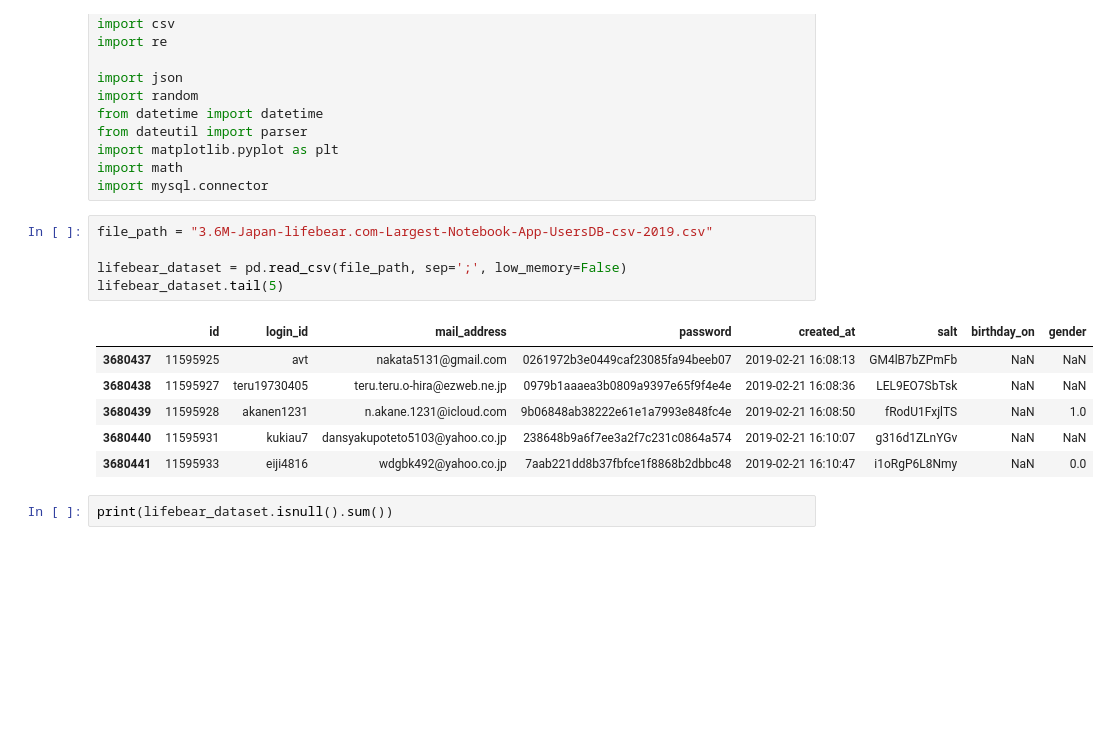
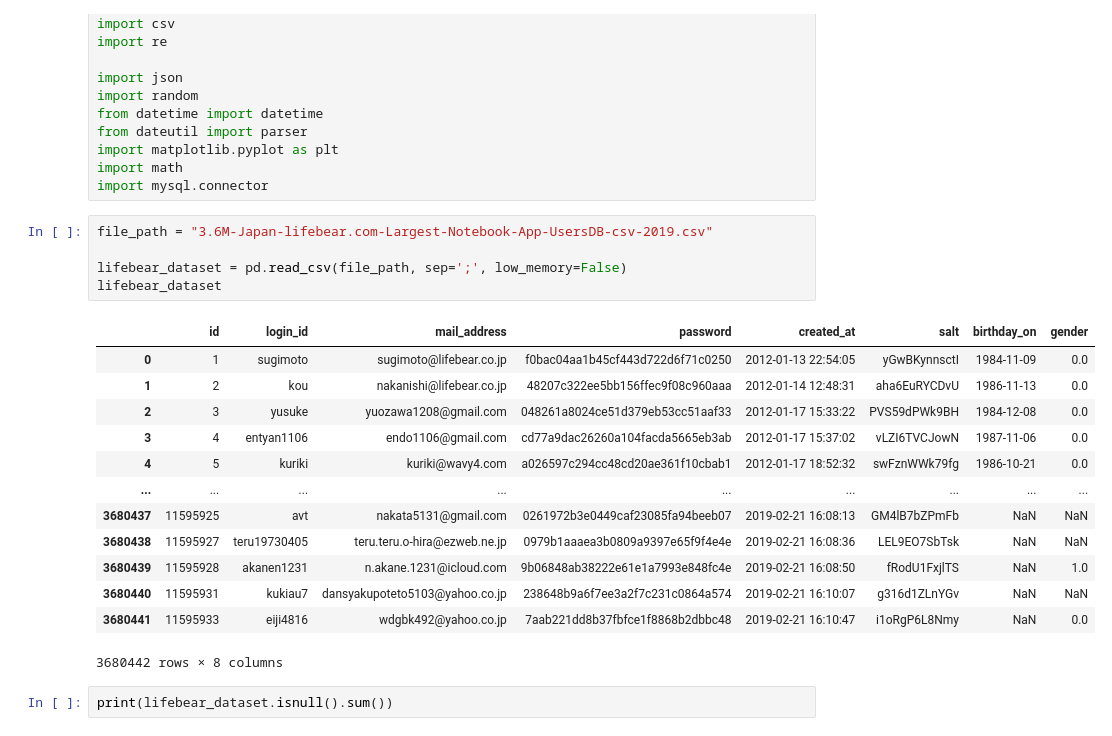
Before and after one commit to RBFoxtrot/DataCleaning, a Jupyter notebook: Lifebear.ipynb, the cells around one changed output. Saved outputs shown, nothing was run; the diff lists cells and outputs as text; blank space fills up the shorter version.

```diff
--- a/Lifebear.ipynb
+++ b/Lifebear.ipynb
@@ -25,15 +35,22 @@ import mysql.connector
 # %%
 file_path = "3.6M-Japan-lifebear.com-Largest-Notebook-App-UsersDB-csv-2019.csv"
 
 lifebear_dataset = pd.read_csv(file_path, sep=';', low_memory=False)
-lifebear_dataset.tail(5)
+lifebear_dataset
 # %% [output]
 |  | id | login_id | mail_address | password | created_at | salt | birthday_on | gender |
+| 0 | 1 | sugimoto | sugimoto@lifebear.co.jp | f0bac04aa1b45cf443d722d6f71c0250 | 2012-01-13 22:54:05 | yGwBKynnsctI | 1984-11-09 | 0.0 |
+| 1 | 2 | kou | nakanishi@lifebear.co.jp | 48207c322ee5bb156ffec9f08c960aaa | 2012-01-14 12:48:31 | aha6EuRYCDvU | 1986-11-13 | 0.0 |
+| 2 | 3 | yusuke | yuozawa1208@gmail.com | 048261a8024ce51d379eb53cc51aaf33 | 2012-01-17 15:33:22 | PVS59dPWk9BH | 1984-12-08 | 0.0 |
+| 3 | 4 | entyan1106 | endo1106@gmail.com | cd77a9dac26260a104facda5665eb3ab | 2012-01-17 15:37:02 | vLZI6TVCJowN | 1987-11-06 | 0.0 |
+| 4 | 5 | kuriki | kuriki@wavy4.com | a026597c294cc48cd20ae361f10cbab1 | 2012-01-17 18:52:32 | swFznWWk79fg | 1986-10-21 | 0.0 |
+| ... | ... | ... | ... | ... | ... | ... | ... | ... |
 | 3680437 | 11595925 | avt | nakata5131@gmail.com | 0261972b3e0449caf23085fa94beeb07 | 2019-02-21 16:08:13 | GM4lB7bZPmFb | NaN | NaN |
 | 3680438 | 11595927 | teru19730405 | teru.teru.o-hira@ezweb.ne.jp | 0979b1aaaea3b0809a9397e65f9f4e4e | 2019-02-21 16:08:36 | LEL9EO7SbTsk | NaN | NaN |
 | 3680439 | 11595928 | akanen1231 | n.akane.1231@icloud.com | 9b06848ab38222e61e1a7993e848fc4e | 2019-02-21 16:08:50 | fRodU1FxjlTS | NaN | 1.0 |
 | 3680440 | 11595931 | kukiau7 | dansyakupoteto5103@yahoo.co.jp | 238648b9a6f7ee3a2f7c231c0864a574 | 2019-02-21 16:10:07 | g316d1ZLnYGv | NaN | NaN |
 | 3680441 | 11595933 | eiji4816 | wdgbk492@yahoo.co.jp | 7aab221dd8b37fbfce1f8868b2dbbc48 | 2019-02-21 16:10:47 | i1oRgP6L8Nmy | NaN | 0.0 |
+3680442 rows × 8 columns
 # %%
 print(lifebear_dataset.isnull().sum())
 # %% [output]
```
Also changed, not shown: parts of 3 cells of this notebook.
